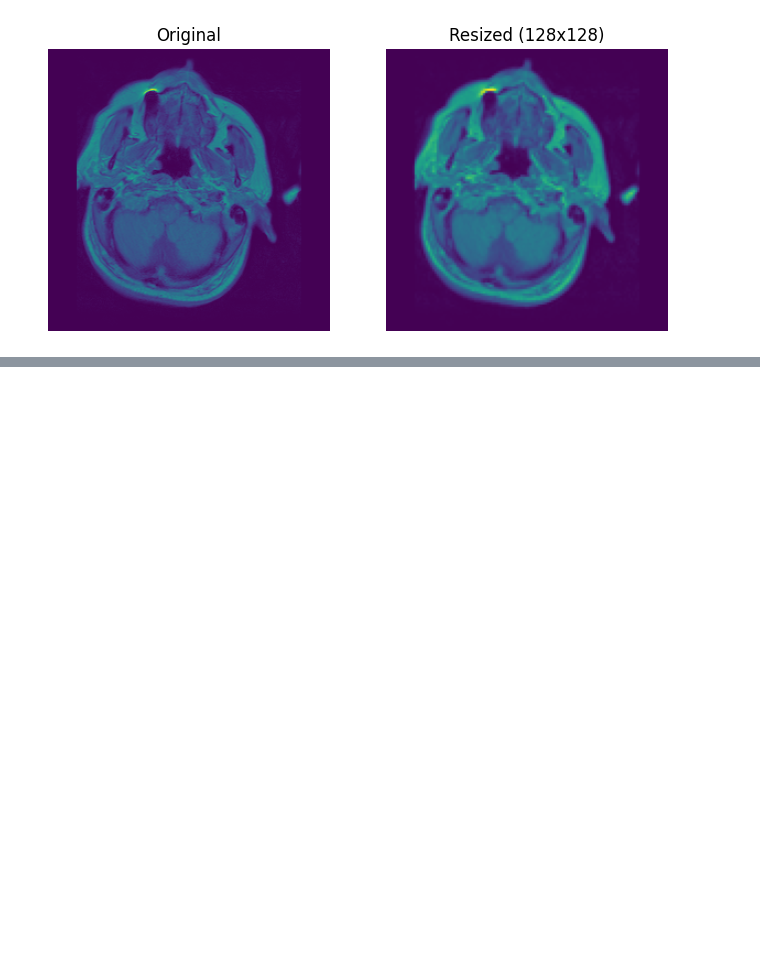
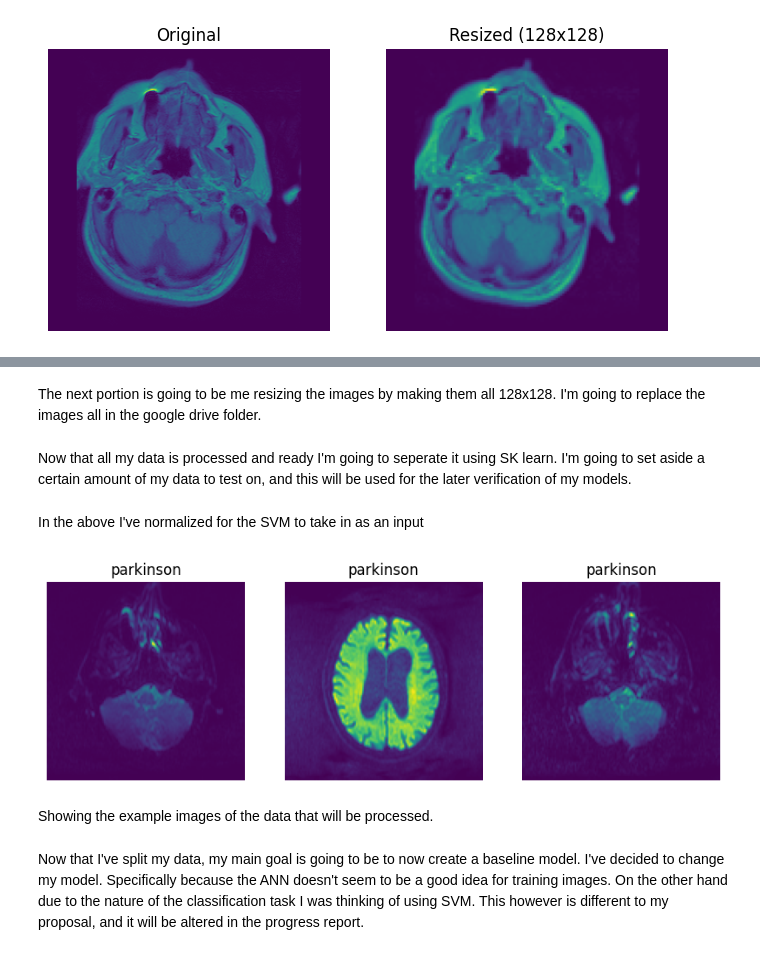
Before and after one commit to Aditsmishra2005/APS360---Project, a Jupyter notebook: Parkinsons_Pathfinder_APS360.ipynb, the cells around one changed output, grey strips where cells are left out. Drawn from its saved outputs; the diff is of its cells as text; code cells hidden in the pictures; blank space fills up the shorter version.

Commit message:
Project Progress Report Update
Committing the progress report, and the updates of the project to the main Github repo. It has been quite good, and the results can be seen.

```diff
--- a/Parkinsons_Pathfinder_APS360.ipynb
+++ b/Parkinsons_Pathfinder_APS360.ipynb
@@ -30,0 +98,2 @@ plt.show()
+# %%
+data = d.ImageFolder('/content/drive/My Drive/Colab Notebooks/parkinsons_dataset1')
@@ -30,0 +104,46 @@ plt.show()
+# %% [markdown]
+The next portion is going to be me resizing the images by making them all 128x128. I'm going to replace the images all in the google drive folder.
+# %%
+target_size = (128, 128) #Looking at 128x128 so a total of 16,384 features
+for cls in classes:
+    class_directory = os.path.join(base_path, cls)
+    for name in os.listdir(class_directory):
+        if name.endswith('.jpg') or name.endswith('.png'):
+            img_path = os.path.join(class_directory, name)
+            img = Image.open(img_path)
+            img_resized = img.resize(target_size)
+
+            img_resized.save(img_path)#save the resized image to the appropriate path
+# %% [markdown]
+Now that all my data is processed and ready I'm going to seperate it using SK learn. I'm going to set aside a certain amount of my data to test on, and this will be used for the later verification of my models.
+# %%
+X = []
+y = []
+
+for img, label in data:
+    img_arr = np.array(img).astype(np.float32) / 255.0  # scale to [0, 1]
+    X.append(img_arr.flatten())
+    y.append(label)
+
+X = np.array(X)
+y = np.array(y)
+# %% [markdown]
+In the above I've normalized for the SVM to take in as an input
+# %%
+for cls in classes:
+    class_dir = os.path.join(base_path, cls)
+    images = [f for f in os.listdir(class_dir) if f.endswith('.jpg') or f.endswith('.png')]
+
+plt.figure(figsize=(10,3))
+for i, img_name in enumerate(images[:3]):  # first 3 images
+        img_path = os.path.join(class_dir, img_name)
+        img = Image.open(img_path)
+        plt.subplot(1,3,i+1)
+        plt.imshow(img)
+        plt.title(f"{cls}")
+        plt.axis('off')
+plt.show()
+# %% [output]
+[figure, added]
+# %% [markdown]
+Showing the example images of the data that will be processed.
@@ -30,0 +155,2 @@ plt.show()
+# %% [markdown]
+Now that I've split my data, my main goal is going to be to now create a baseline model. I've decided to change my model. Specifically because the ANN doesn't seem to be a good idea for training images. On the other hand due to the nature of the classification task I was thinking of using SVM. This however is different to my proposal, and it will be altered in the progress report.
```
Also changed, not shown: parts of 35 cells of this notebook, 3 other files.
